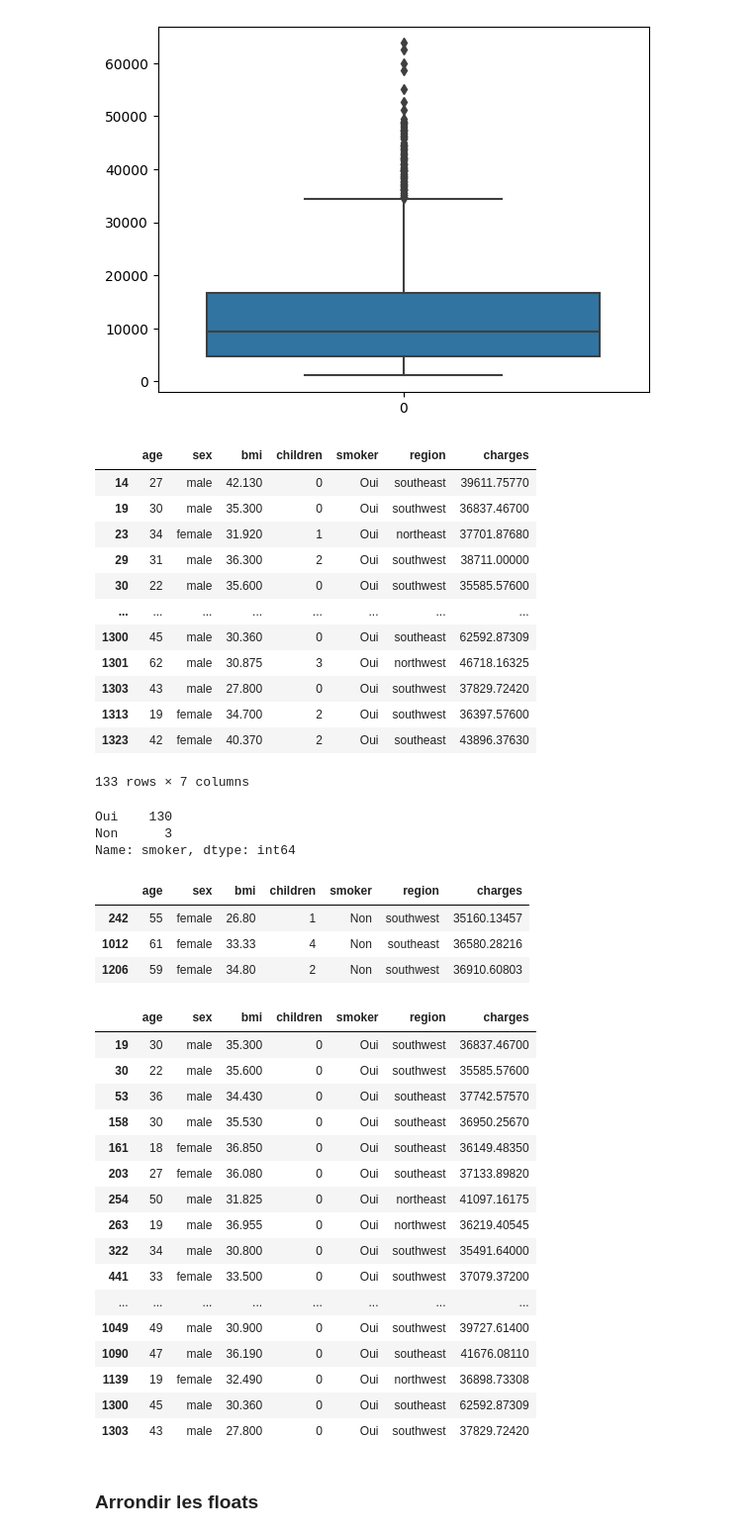
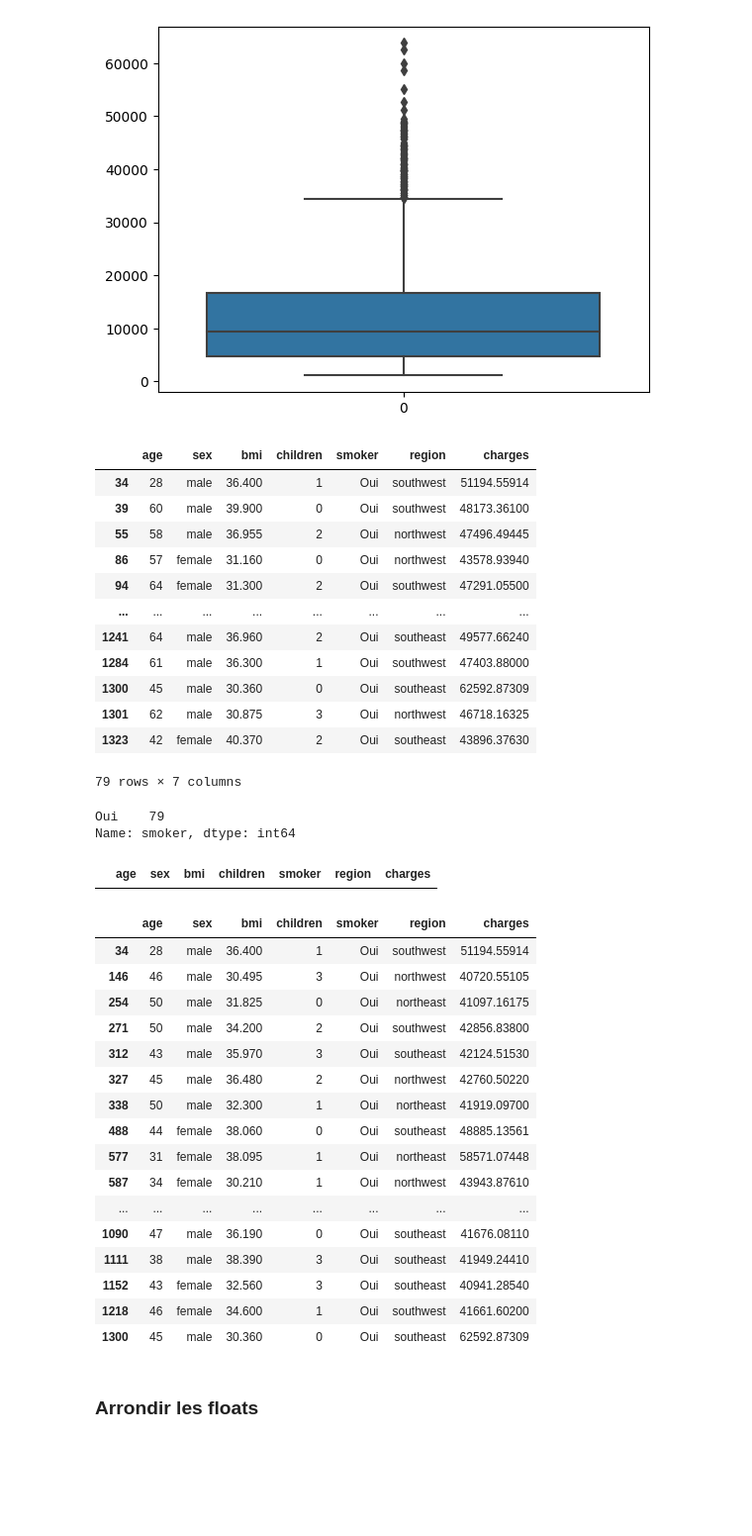
Before and after one commit to Benalieur/assurance, a Jupyter notebook: notebooks/model.ipynb, the cells around one changed output. Shown at 99% size. Saved outputs shown, nothing was run; the diff lists cells and outputs as text; code cells hidden in the pictures; blank space fills up the shorter version.

```diff
--- a/notebooks/analys.ipynb
+++ b/notebooks/model.ipynb
@@ -121,62 +121,58 @@ plt.show()
 # %% [output]
 [figure]
 # %%
-test = df[df['charges']>35000]
+test = df[df['charges']>40000]
 
 test
 # %% [output]
 |  | age | sex | bmi | children | smoker | region | charges |
-| 14 | 27 | male | 42.130 | 0 | Oui | southeast | 39611.75770 |
-| 19 | 30 | male | 35.300 | 0 | Oui | southwest | 36837.46700 |
-| 23 | 34 | female | 31.920 | 1 | Oui | northeast | 37701.87680 |
-| 29 | 31 | male | 36.300 | 2 | Oui | southwest | 38711.00000 |
-| 30 | 22 | male | 35.600 | 0 | Oui | southwest | 35585.57600 |
+| 34 | 28 | male | 36.400 | 1 | Oui | southwest | 51194.55914 |
+| 39 | 60 | male | 39.900 | 0 | Oui | southwest | 48173.36100 |
+| 55 | 58 | male | 36.955 | 2 | Oui | northwest | 47496.49445 |
+| 86 | 57 | female | 31.160 | 0 | Oui | northwest | 43578.93940 |
+| 94 | 64 | female | 31.300 | 2 | Oui | southwest | 47291.05500 |
 | ... | ... | ... | ... | ... | ... | ... | ... |
+| 1241 | 64 | male | 36.960 | 2 | Oui | southeast | 49577.66240 |
+| 1284 | 61 | male | 36.300 | 1 | Oui | southwest | 47403.88000 |
 | 1300 | 45 | male | 30.360 | 0 | Oui | southeast | 62592.87309 |
 | 1301 | 62 | male | 30.875 | 3 | Oui | northwest | 46718.16325 |
-| 1303 | 43 | male | 27.800 | 0 | Oui | southwest | 37829.72420 |
-| 1313 | 19 | female | 34.700 | 2 | Oui | southwest | 36397.57600 |
 | 1323 | 42 | female | 40.370 | 2 | Oui | southeast | 43896.37630 |
-133 rows × 7 columns
+79 rows × 7 columns
 # %%
 test['smoker'].value_counts()
 # %% [output]
-Oui    130
-Non      3
+Oui    79
 Name: smoker, dtype: int64
 # %%
 test[test['smoker'] == 'Non']
 # %% [output]
 |  | age | sex | bmi | children | smoker | region | charges |
-| 242 | 55 | female | 26.80 | 1 | Non | southwest | 35160.13457 |
-| 1012 | 61 | female | 33.33 | 4 | Non | southeast | 36580.28216 |
-| 1206 | 59 | female | 34.80 | 2 | Non | southwest | 36910.60803 |
 # %%
-masques = [test['bmi'] > 40, test['age'] > 50, test['children'] != 0]
+masques = [test['bmi'] > 40, test['age'] > 50]
 
 combo_mask = masques[0]
 
 for masque in masques:
     combo_mask += masque
 
 test2 = test[combo_mask]
 
 test.drop(test2.index, axis=0)
 # %% [output]
 |  | age | sex | bmi | children | smoker | region | charges |
-| 19 | 30 | male | 35.300 | 0 | Oui | southwest | 36837.46700 |
-| 30 | 22 | male | 35.600 | 0 | Oui | southwest | 35585.57600 |
-| 53 | 36 | male | 34.430 | 0 | Oui | southeast | 37742.57570 |
-| 158 | 30 | male | 35.530 | 0 | Oui | southeast | 36950.25670 |
-| 161 | 18 | female | 36.850 | 0 | Oui | southeast | 36149.48350 |
-| 203 | 27 | female | 36.080 | 0 | Oui | southeast | 37133.89820 |
+| 34 | 28 | male | 36.400 | 1 | Oui | southwest | 51194.55914 |
+| 146 | 46 | male | 30.495 | 3 | Oui | northwest | 40720.55105 |
 | 254 | 50 | male | 31.825 | 0 | Oui | northeast | 41097.16175 |
-| 263 | 19 | male | 36.955 | 0 | Oui | northwest | 36219.40545 |
-| 322 | 34 | male | 30.800 | 0 | Oui | southwest | 35491.64000 |
-| 441 | 33 | female | 33.500 | 0 | Oui | southwest | 37079.37200 |
+| 271 | 50 | male | 34.200 | 2 | Oui | southwest | 42856.83800 |
+| 312 | 43 | male | 35.970 | 3 | Oui | southeast | 42124.51530 |
+| 327 | 45 | male | 36.480 | 2 | Oui | northwest | 42760.50220 |
+| 338 | 50 | male | 32.300 | 1 | Oui | northeast | 41919.09700 |
+| 488 | 44 | female | 38.060 | 0 | Oui | southeast | 48885.13561 |
+| 577 | 31 | female | 38.095 | 1 | Oui | northeast | 58571.07448 |
+| 587 | 34 | female | 30.210 | 1 | Oui | northwest | 43943.87610 |
 | ... | ... | ... | ... | ... | ... | ... | ... |
-| 1049 | 49 | male | 30.900 | 0 | Oui | southwest | 39727.61400 |
 | 1090 | 47 | male | 36.190 | 0 | Oui | southeast | 41676.08110 |
-| 1139 | 19 | female | 32.490 | 0 | Oui | northwest | 36898.73308 |
+| 1111 | 38 | male | 38.390 | 3 | Oui | southeast | 41949.24410 |
+| 1152 | 43 | female | 32.560 | 3 | Oui | southeast | 40941.28540 |
+| 1218 | 46 | female | 34.600 | 1 | Oui | southwest | 41661.60200 |
 | 1300 | 45 | male | 30.360 | 0 | Oui | southeast | 62592.87309 |
-| 1303 | 43 | male | 27.800 | 0 | Oui | southwest | 37829.72420 |
```
Also changed, not shown: parts of 22 cells of this notebook, 2 other files.
